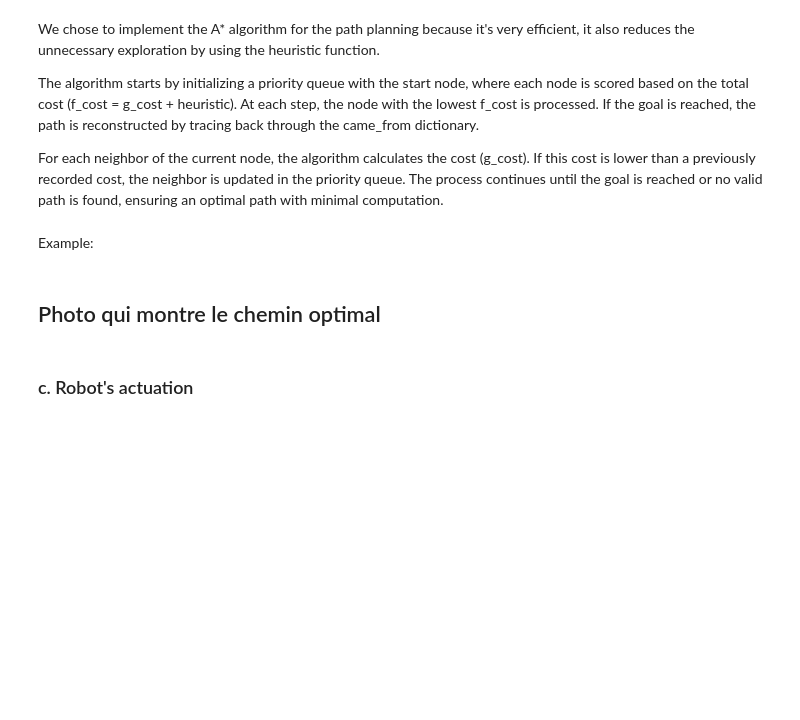
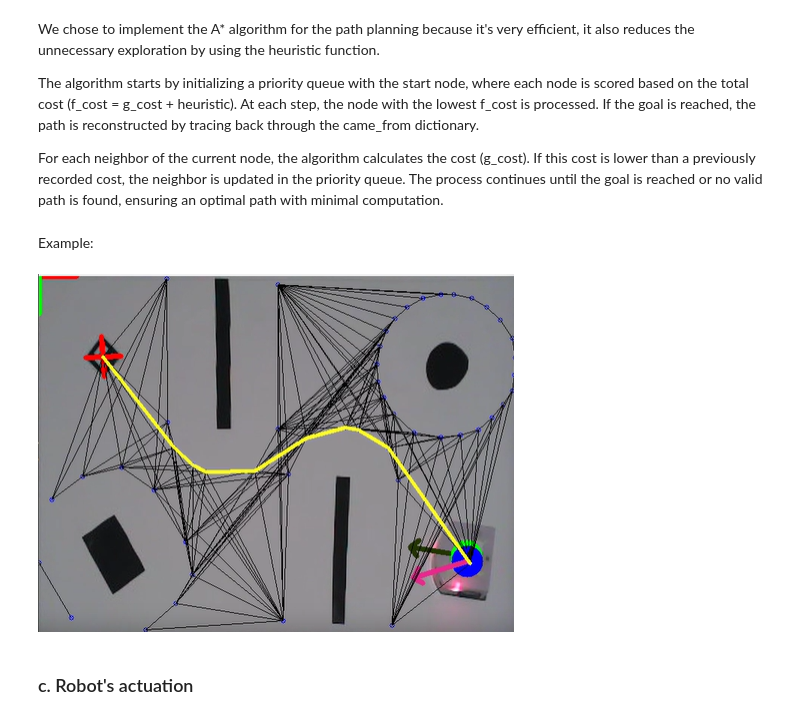
Before and after one commit to chrismtl/mobile_robotics_31, a Jupyter notebook: final_report.ipynb, the cells around one changed output. Drawn from its saved outputs; the diff is of its cells as text; code cells hidden in the pictures; blank space fills up the shorter version.

Commit message:
Image shortest path

```diff
--- a/final_report.ipynb
+++ b/final_report.ipynb
@@ -365,8 +365,11 @@ def a_star_search(points,ex_path):
         return None
 # %% [markdown]
 Example:
-# %% [markdown]
-## Photo qui montre le chemin optimal
+# %%
+img = Image.open("images/shortest_path.png")
+display(img)
+# %% [output]
+[figure, added]
 # %% [markdown]
 ### c. Robot's actuation
 # %% [markdown]
```
Also changed, not shown: 1 other file.
